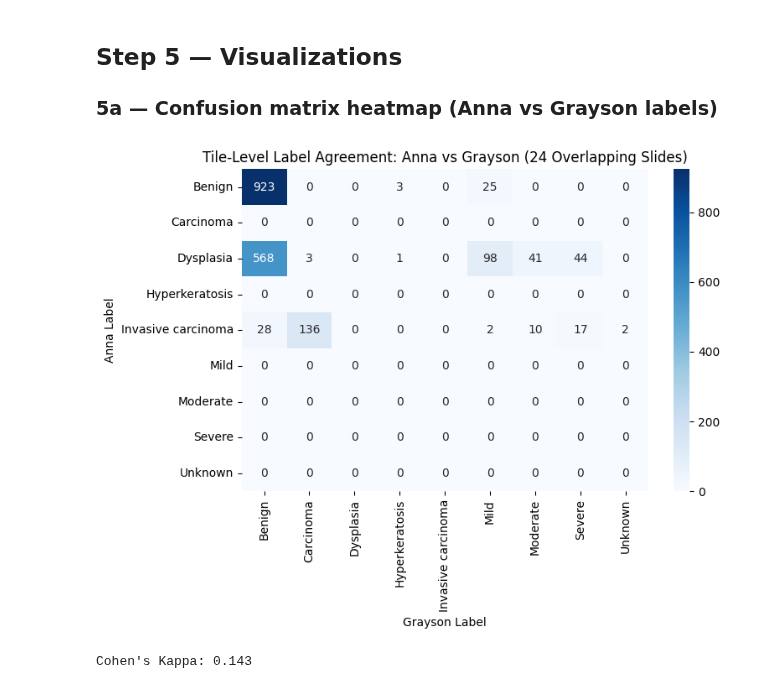
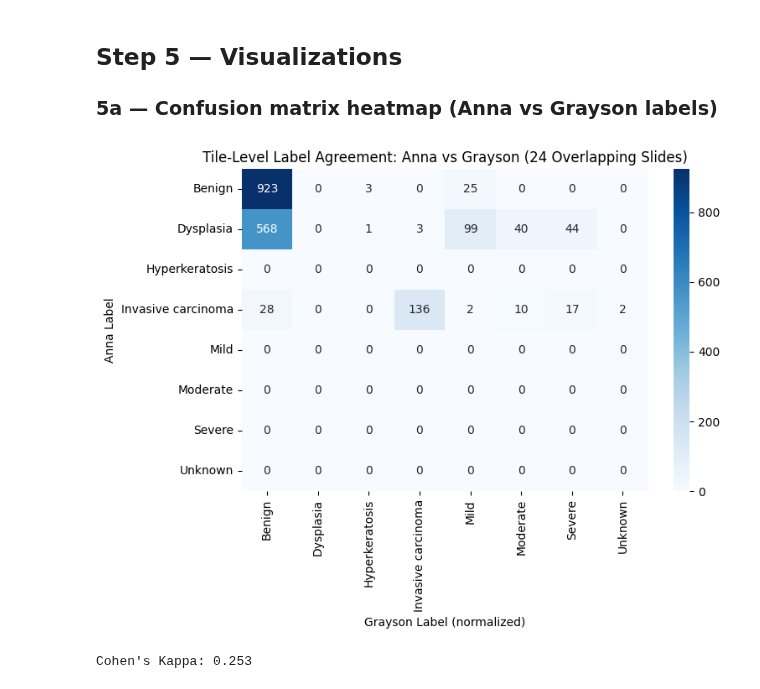
Before and after one commit to Satanna1/Cancer_Project_2025, a Jupyter notebook: Exp2_Disagreement_Analysis.ipynb, the cells around one changed output. Cells and saved outputs as stored; diff of their text form; code cells hidden in the pictures.

```diff
--- a/Exp2_Disagreement_Analysis.ipynb
+++ b/Exp2_Disagreement_Analysis.ipynb
@@ -212,10 +212,13 @@ This gives us `roi_name_anna` and `roi_name_grayson` for the same tile.
 anna_tile_df = anna_tile_df.rename(columns={'label': 'label_anna'})
 grayson_tile_df = grayson_tile_df.rename(columns={'label': 'label_grayson'})
 
-# Inner join on slide + tile coordinates
-# loc_x and loc_y are the tile center coordinates in base pixel dimensions
+# Reset index so tile_id (e.g. AF136M-14900-2980) becomes a regular column
+anna_tile_df = anna_tile_df.reset_index().rename(columns={'index': 'tile_id'})
+grayson_tile_df = grayson_tile_df.reset_index().rename(columns={'index': 'tile_id'})
+
+# Inner join on slide + tile coordinates; keep tile_id from Anna (identical for shared tiles)
 merged_df = pd.merge(
-    anna_tile_df[['slide', 'loc_x', 'loc_y', 'label_anna']],
+    anna_tile_df[['tile_id', 'slide', 'loc_x', 'loc_y', 'label_anna']],
     grayson_tile_df[['slide', 'loc_x', 'loc_y', 'label_grayson']],
     on=['slide', 'loc_x', 'loc_y'],
     how='inner'
@@ -238,9 +241,17 @@ Grayson-only tiles: 145
 # %%
-# Flag agreement vs disagreement
-merged_df['agree'] = merged_df['label_anna'] == merged_df['label_grayson']
+# Normalize label synonyms before computing agreement
+# Grayson uses "Carcinoma", Anna uses "Invasive carcinoma" — same thing
+LABEL_MAP_GRAYSON = {
+    'Carcinoma': 'Invasive carcinoma',
+}
+merged_df['label_grayson_norm'] = merged_df['label_grayson'].replace(LABEL_MAP_GRAYSON)
+
+# Flag agreement using normalized labels
+merged_df['agree'] = merged_df['label_anna'] == merged_df['label_grayson_norm']
 
 n_agree = merged_df['agree'].sum()
 n_total = len(merged_df)
 print(f'Agreement: {n_agree:,} / {n_total:,} tiles ({100*n_agree/n_total:.1f}%)')
 print(f'Disagreement: {n_total - n_agree:,} tiles ({100*(n_total - n_agree)/n_total:.1f}%)')
+print(f'\n(Note: "Carcinoma" normalized to "Invasive carcinoma" for comparison)')
 # %% [output]
@@ -280,23 +309,22 @@ print(breakdown.to_string(index=False))
 # %%
 from sklearn.metrics import confusion_matrix, cohen_kappa_score
 
-# Use union of both annotators' labels so no label is missing from axes
-labels_order = sorted(set(merged_df['label_anna'].unique()) | set(merged_df['label_grayson'].unique()))
+labels_order = sorted(set(merged_df['label_anna'].unique()) | set(merged_df['label_grayson_norm'].unique()))
 
-cm = confusion_matrix(merged_df['label_anna'], merged_df['label_grayson'], labels=labels_order)
+cm = confusion_matrix(merged_df['label_anna'], merged_df['label_grayson_norm'], labels=labels_order)
 cm_df = pd.DataFrame(cm, index=labels_order, columns=labels_order)
 
 fig, ax = plt.subplots(figsize=(8, 6))
 sns.heatmap(cm_df, annot=True, fmt='d', cmap='Blues', ax=ax)
-ax.set_xlabel('Grayson Label')
+ax.set_xlabel('Grayson Label (normalized)')
 ax.set_ylabel('Anna Label')
 ax.set_title('Tile-Level Label Agreement: Anna vs Grayson (24 Overlapping Slides)')
 plt.tight_layout()
 plt.savefig('/home/stanna/labshare/PERSONAL/stanna/DATA/Exp2/features/disagreement_confusion_matrix.png', dpi=150)
 plt.show()
 
-kappa = cohen_kappa_score(merged_df['label_anna'], merged_df['label_grayson'])
+kappa = cohen_kappa_score(merged_df['label_anna'], merged_df['label_grayson_norm'])
 print(f"Cohen's Kappa: {kappa:.3f}")
 # %% [output]
-[figure, old version]
+[figure, new version]
-Cohen's Kappa: 0.143
+Cohen's Kappa: 0.253
```
Also changed, not shown: parts of 28 cells of this notebook, 51 other files.
